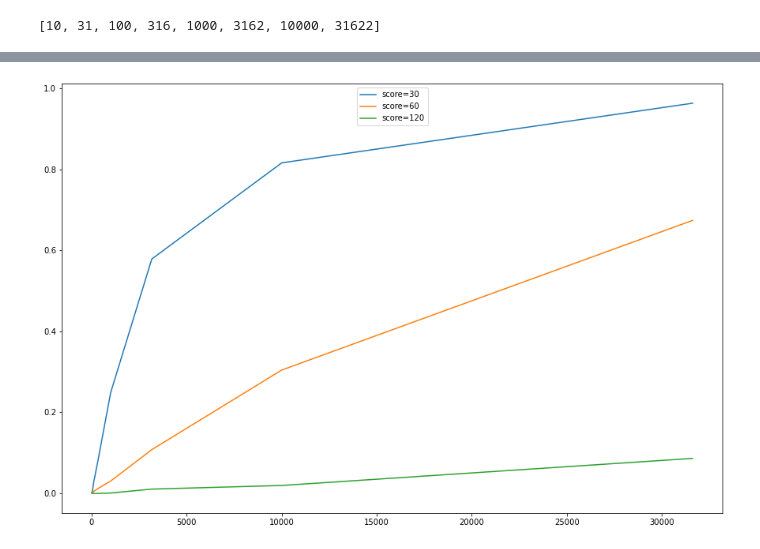
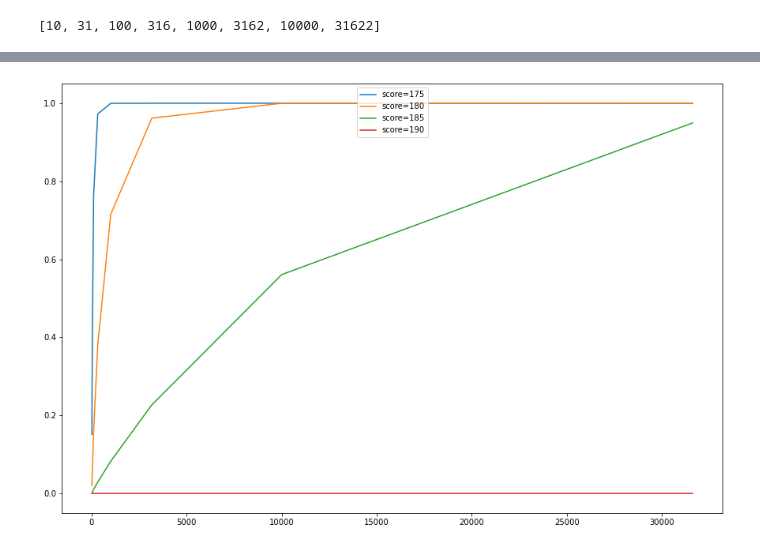
Before and after one commit to mahdi-b/deep-phage-genomics, a Jupyter notebook: evd_test/EVD_samplesize_test.ipynb, the cells around one changed output, grey strips where cells are left out. Drawn from its saved outputs; the diff is of its cells as text; code cells hidden in the pictures.

Commit message:
Testing and clean up

```diff
--- a/evd_test/EVD_samplesize_test.ipynb
+++ b/evd_test/EVD_samplesize_test.ipynb
@@ -30,2 +32,7 @@ scores[:10]
 # %% [output]
 [6, 5, 9, 8, 8, 11, 8, 9, 10, 8]
+# %%
+# Testing with simulated "height" data instead, I'm overwriting scores with simulated data.
+# Comment this out to evaluate the ESM data.
+scores = np.random.normal(162, 6, 100000)
+scores
@@ -99,5 +123,0 @@ plt.show()
-# %%
-scores = [30, 60, 120]
-#pdfs = [kde.pdf(score) for kde in ev_kdes]
-evalues = [[1.0-kde.integrate_box_1d(-10, score) for kde in ev_kdes] for score in scores]
-evalues
@@ -121,0 +133,5 @@ evalues
+# %%
+#test_scores = [30, 60, 120, 180] # this is for comparing against ESM data
+test_scores = [175, 180, 185, 190] # this is for heights data
+test_likelihoods = [[Likelihood(kde, score) for kde in ev_kdes] for score in test_scores]
+test_likelihoods
@@ -122,7 +156,7 @@ evalues
 # %%
-for i in range(len(scores)):
-    plt.plot(samplesizes, evalues[i], label=f"score={scores[i]}")
+for i in range(len(test_scores)):
+    plt.plot(samplesizes, evalues[i], label=f"score={test_scores[i]}")
 plt.legend(loc='upper center')
 plt.show()
 # %% [output]
-[figure, old version]
+[figure, new version]
```
Also changed, not shown: parts of 11 cells of this notebook.
